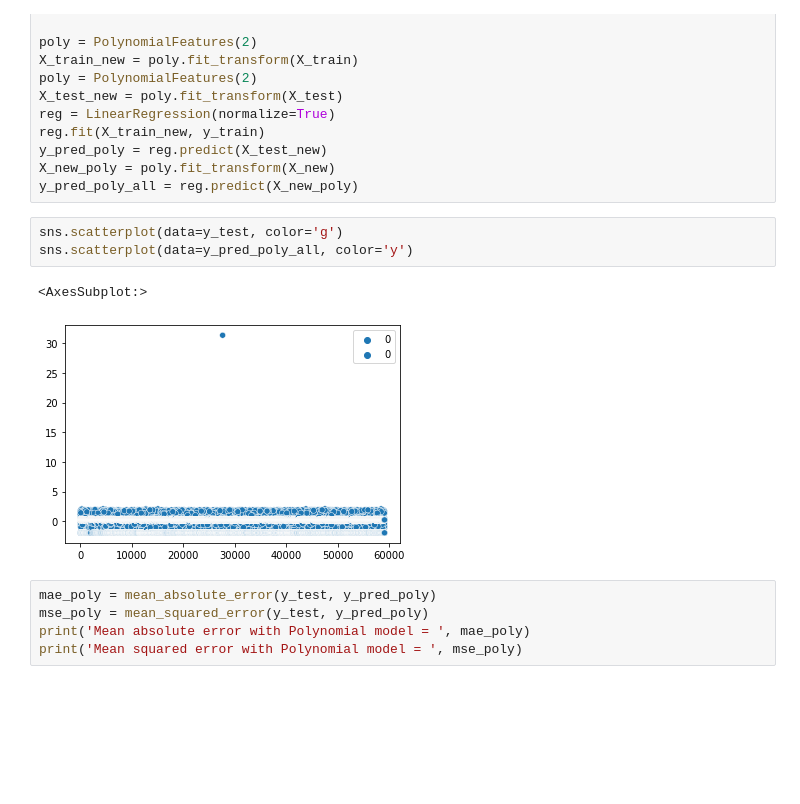
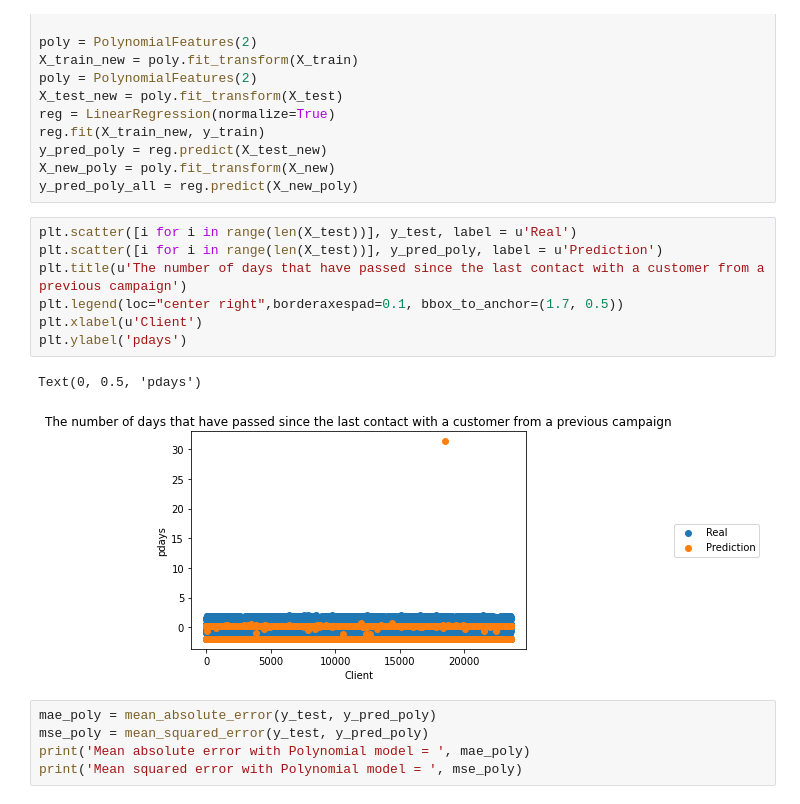
Before and after one commit to glcanvas/data-analysis, a Jupyter notebook: lab_2_statistics.ipynb, the cells around one changed output. Drawn from its saved outputs; the diff is of its cells as text; blank space fills up the shorter version.

```diff
--- a/lab_2_statistics.ipynb
+++ b/lab_2_statistics.ipynb
@@ -274,11 +274,15 @@ y_pred_poly = reg.predict(X_test_new)
 X_new_poly = poly.fit_transform(X_new)
 y_pred_poly_all = reg.predict(X_new_poly)
 # %%
-sns.scatterplot(data=y_test, color='g')
-sns.scatterplot(data=y_pred_poly_all, color='y')
+plt.scatter([i for i in range(len(X_test))], y_test, label = u'Real')
+plt.scatter([i for i in range(len(X_test))], y_pred_poly, label = u'Prediction')
+plt.title(u'The number of days that have passed since the last contact with a customer from a previous campaign')
+plt.legend(loc="center right",borderaxespad=0.1, bbox_to_anchor=(1.7, 0.5))
+plt.xlabel(u'Client')
+plt.ylabel('pdays')
 # %% [output]
-<AxesSubplot:>
+Text(0, 0.5, 'pdays')
-[figure, old version]
+[figure, new version]
 # %%
 mae_poly = mean_absolute_error(y_test, y_pred_poly)
 mse_poly = mean_squared_error(y_test, y_pred_poly)
```
